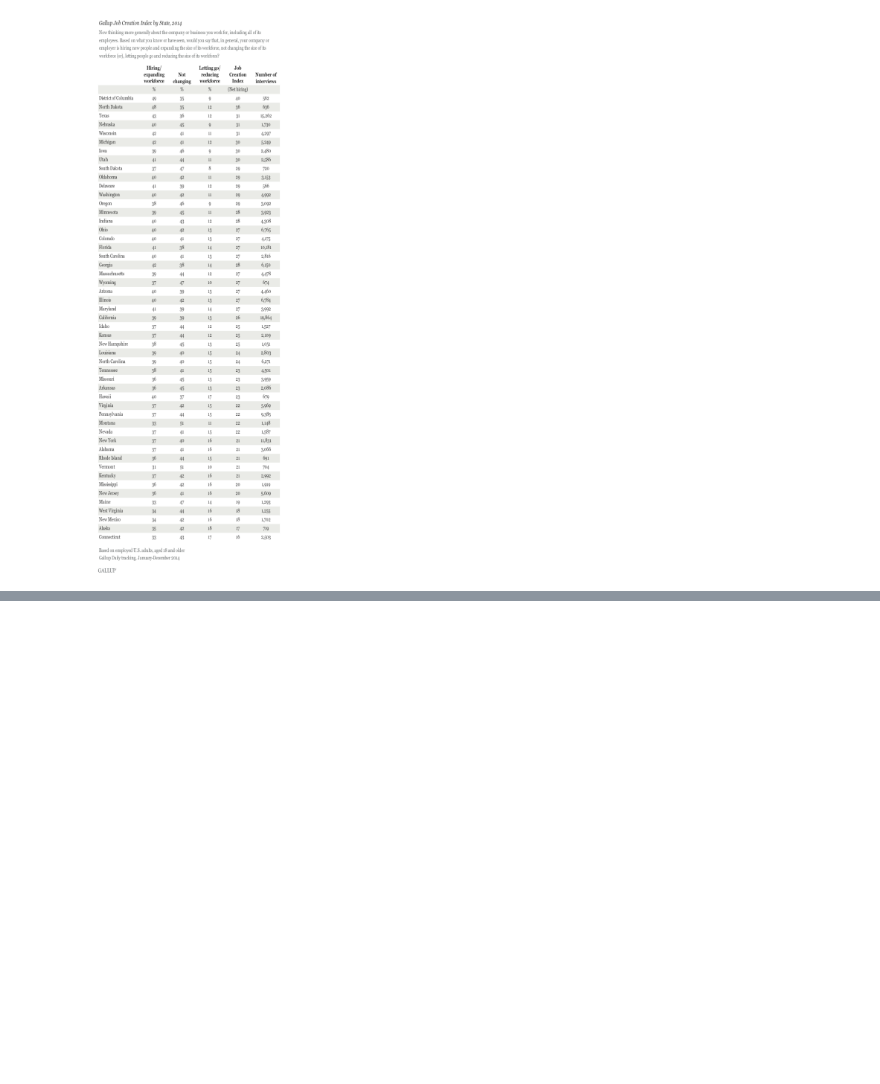
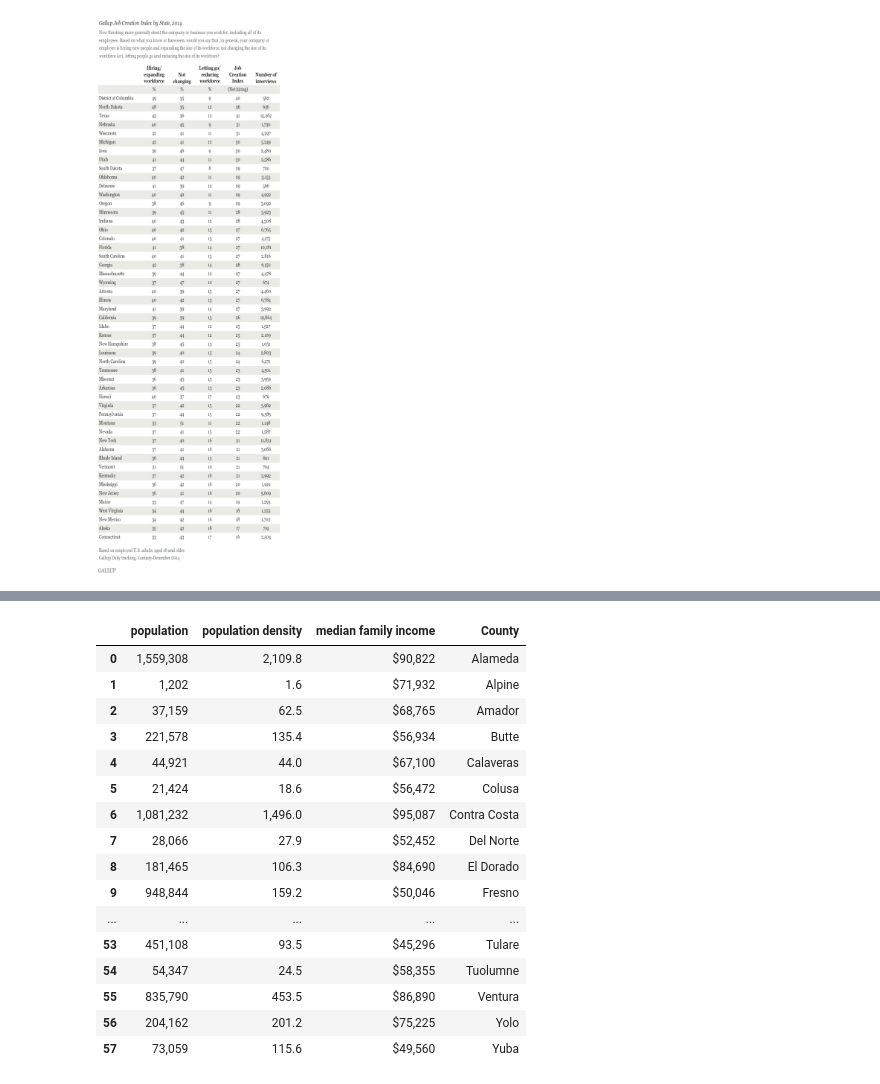
Before and after one commit to lizhihao1212/Final-Project, a Jupyter notebook: project.ipynb, the cells around one changed output, grey strips where cells are left out. Saved outputs shown, nothing was run; the diff lists cells and outputs as text; code cells hidden in the pictures; blank space fills up the shorter version.

```diff
--- a/project.ipynb
+++ b/project.ipynb
@@ -250,0 +276,41 @@ gmap_la.draw("myheat_la.html")
+# %%
+url_wi = "https://en.wikipedia.org/wiki/List_of_California_locations_by_income"
+page = requests.get(url_wi)
+soup = BeautifulSoup(page.content, 'html.parser')
+dat = soup.find_all("table",attrs={"class": "wikitable sortable"})
+dat_1 = dat[0].find_all("td")
+re_county = []
+re_name = []
+for i in dat_1:
+    if i.a==None:
+        re_county.append(str(i.text))
+    else:
+        re_name.append(i.text)
+# %%
+re_county = np.asarray(re_county)
+re_county = np.split(re_county, 58)
+data = pd.DataFrame(re_county)
+data["County"] = re_name
+del data[2]
+del data[3]
+data.columns = ['population', 'population density','median family income','County']
+# %%
+data
+# %% [output]
+|  | population | population density | median family income | County |
+| 0 | 1,559,308 | 2,109.8 | $90,822 | Alameda |
+| 1 | 1,202 | 1.6 | $71,932 | Alpine |
+| 2 | 37,159 | 62.5 | $68,765 | Amador |
+| 3 | 221,578 | 135.4 | $56,934 | Butte |
+| 4 | 44,921 | 44.0 | $67,100 | Calaveras |
+| 5 | 21,424 | 18.6 | $56,472 | Colusa |
+| 6 | 1,081,232 | 1,496.0 | $95,087 | Contra Costa |
+| 7 | 28,066 | 27.9 | $52,452 | Del Norte |
+| 8 | 181,465 | 106.3 | $84,690 | El Dorado |
+| 9 | 948,844 | 159.2 | $50,046 | Fresno |
+| ... | ... | ... | ... | ... |
+| 53 | 451,108 | 93.5 | $45,296 | Tulare |
+| 54 | 54,347 | 24.5 | $58,355 | Tuolumne |
+| 55 | 835,790 | 453.5 | $86,890 | Ventura |
+| 56 | 204,162 | 201.2 | $75,225 | Yolo |
+| 57 | 73,059 | 115.6 | $49,560 | Yuba |
```
Also changed, not shown: parts of 9 cells of this notebook.
